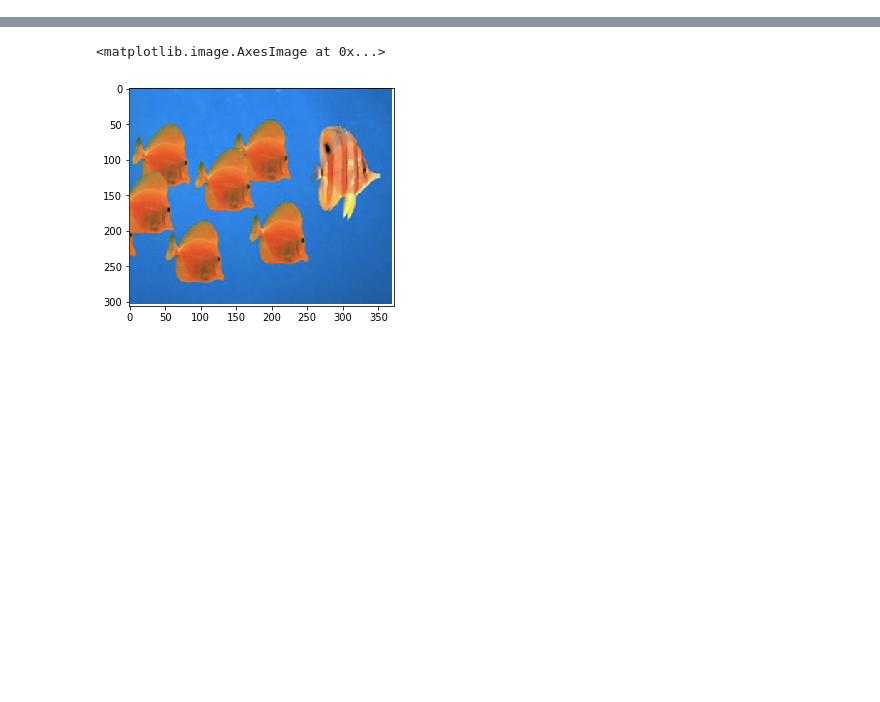
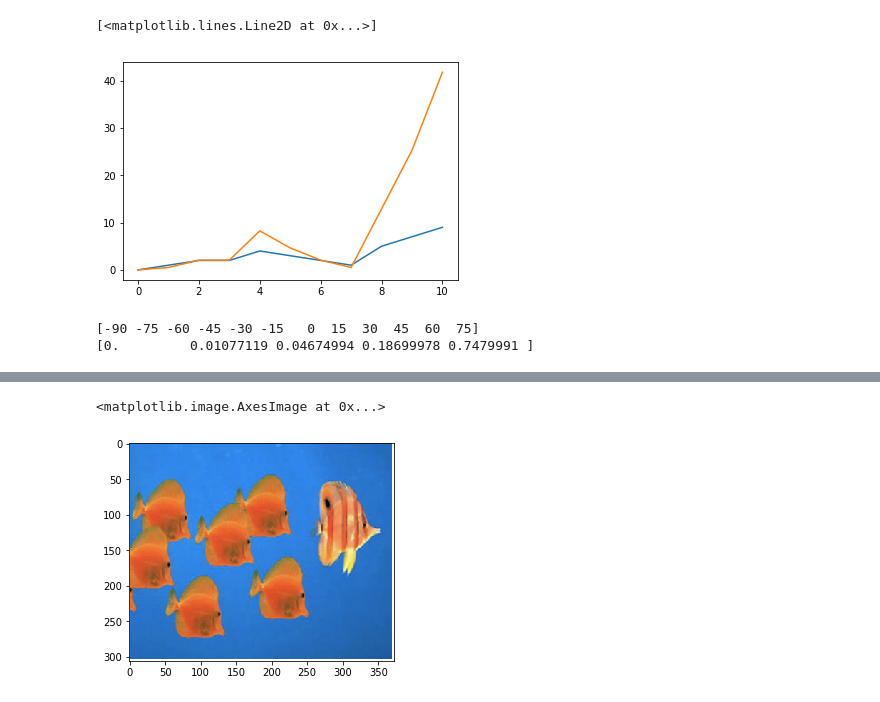
Before and after one commit to Akieras16/neuro1401, a Jupyter notebook: project_one/project_one.ipynb, the cells around one changed output, grey strips where cells are left out. Drawn from its saved outputs; the diff is of its cells as text; code cells hidden in the pictures; blank space fills up the shorter version.

```diff
--- a/project_one/project_one.ipynb
+++ b/project_one/project_one.ipynb
@@ -39,0 +53,19 @@ NameError: name 'plt' is not defined
+# %%
+arr3 = np.asarray([0, 1, 2, 2, 4, 3, 2, 1, 5, 7, 9])
+plt.plot(range(11), arr3)
+plt.plot(range(11), normalize(arr3, 100, 0.1))
+# %% [output]
+[<matplotlib.lines.Line2D at 0x...>]
+[figure, added]
+# %%
+prefs = np.asarray([0, 15, 30, 45, 60, 75, 90, 105, 120, 135, 150, 165])
+c = np.asarray([0, 0.12, 0.25, 0.5, 1.0]);
+
+norm_contrasts = normalize(c, 1, 0.1)
+diffs = prefs - 90
+
+print(diffs)
+print(norm_contrasts)
+# %% [output]
+[-90 -75 -60 -45 -30 -15   0  15  30  45  60  75]
+[0.         0.01077119 0.04674994 0.18699978 0.7479991 ]
```
Also changed, not shown: parts of 6 cells of this notebook, 1 other file.
